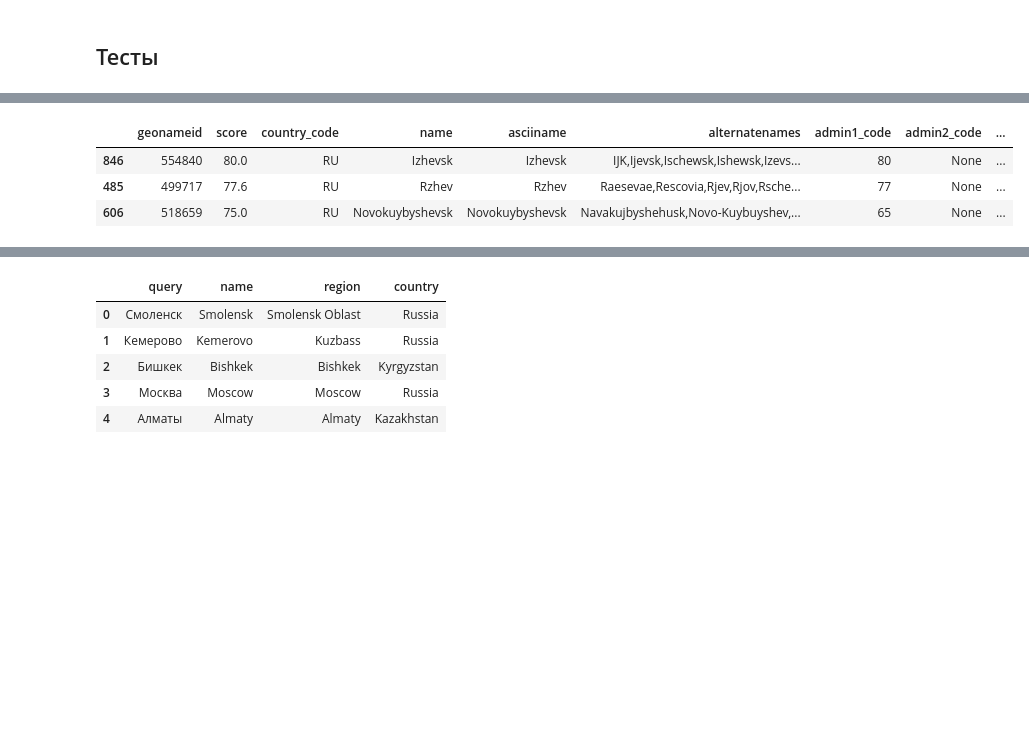
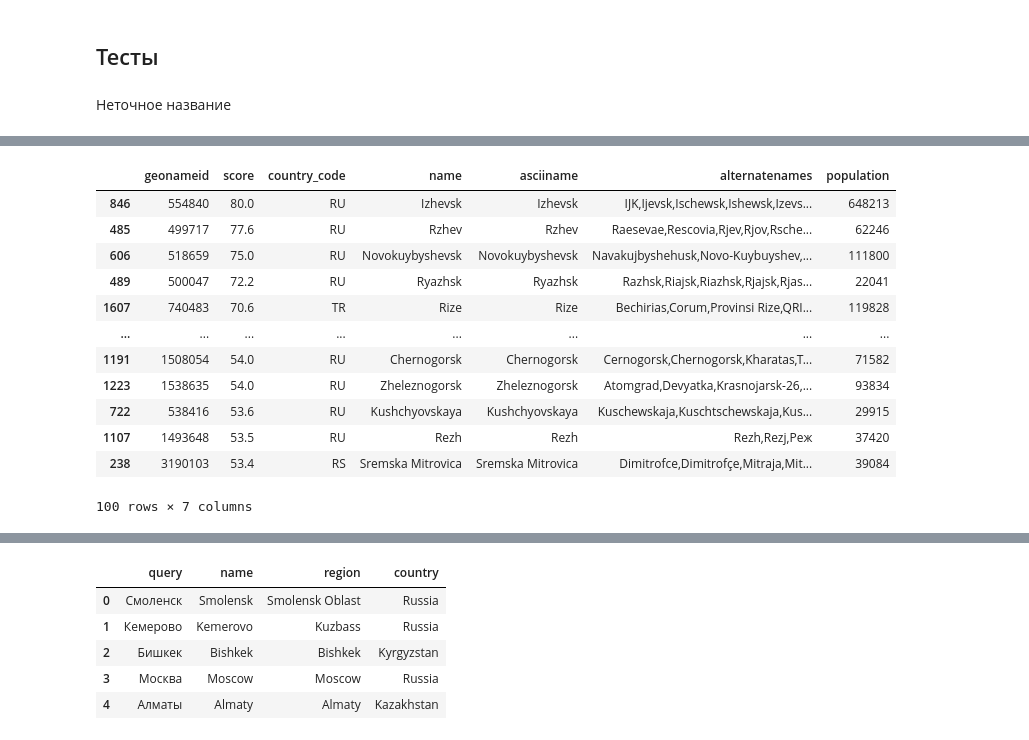
Before and after one commit to krairy/geonames, a Jupyter notebook: scripts/main.ipynb, the cells around one changed output, grey strips where cells are left out. Drawn from its saved outputs; the diff is of its cells as text; code cells hidden in the pictures; blank space fills up the shorter version.

```diff
--- a/scripts/main.ipynb
+++ b/scripts/main.ipynb
@@ -512,20 +492,26 @@ def search(query, k=10):
     "The rapid fuzzy search"
     if detect_language(query) is not None:
         query = slugify(query)
-    scores = {}
-    for ind, name_list in d.items():
-        _ = np.array(process.extract(query, name_list, limit=5))
-        scores[ind] = _[:, 1].astype(int).sum()
-        scores[ind] /= len(_)
-    sorted_scores = dict(sorted(scores.items(), key=lambda item: item[1], reverse=True))
-    indexes = list(sorted_scores)[:k] # Works flawlessly
-    result = df_.loc[indexes]
-    result.insert(1, column='score', value=list(sorted_scores.values())[:k])
+    scores = {} # container for match scores for each city
+
+    for ind, name_list in d.items(): ## for each city calculate similarity scores with evry alternative name
+        _ = np.array(process.extract(query, name_list))
+
+        scores[ind] = _[:, 1].astype(int).sum() # sum up the scores...
+        scores[ind] /= len(_) # ...and normalize by the number of the alternative names
+
+    sorted_scores = dict(sorted(scores.items(), key=lambda item: item[1], reverse=True)) # sorting the name groups by the match score
+    indexes = list(sorted_scores)[:k] # select the DatFrame indicies of the top k
+    result = df_.loc[indexes] # return the maches in the desired form
+    result.insert(1, column='score', value=list(sorted_scores.values())[:k]) # insert the scores
     return result# df_.loc[indexes]
 # %% [markdown]
 ## Тесты
+# %% [markdown]
+Неточное название
 # %%
-k=3 ## number of suggestions
+%%time
+k=100 ## number of suggestions
 # query = input()
 query = 'Ржевск'
 
@@ -534,4 +522,13 @@ search(query, k)
-|  | geonameid | score | country_code | name | asciiname | alternatenames | admin1_code | admin2_code | ... |
-| 846 | 554840 | 80.0 | RU | Izhevsk | Izhevsk | IJK,Ijevsk,Ischewsk,Ishewsk,Izevs... | 80 | None | ... |
-| 485 | 499717 | 77.6 | RU | Rzhev | Rzhev | Raesevae,Rescovia,Rjev,Rjov,Rsche... | 77 | None | ... |
-| 606 | 518659 | 75.0 | RU | Novokuybyshevsk | Novokuybyshevsk | Navakujbyshehusk,Novo-Kuybuyshev,... | 65 | None | ... |
+|  | geonameid | score | country_code | name | asciiname | alternatenames | population |
+| 846 | 554840 | 80.0 | RU | Izhevsk | Izhevsk | IJK,Ijevsk,Ischewsk,Ishewsk,Izevs... | 648213 |
+| 485 | 499717 | 77.6 | RU | Rzhev | Rzhev | Raesevae,Rescovia,Rjev,Rjov,Rsche... | 62246 |
+| 606 | 518659 | 75.0 | RU | Novokuybyshevsk | Novokuybyshevsk | Navakujbyshehusk,Novo-Kuybuyshev,... | 111800 |
+| 489 | 500047 | 72.2 | RU | Ryazhsk | Ryazhsk | Razhsk,Riajsk,Riazhsk,Rjajsk,Rjas... | 22041 |
+| 1607 | 740483 | 70.6 | TR | Rize | Rize | Bechirias,Corum,Provinsi Rize,QRI... | 119828 |
+| ... | ... | ... | ... | ... | ... | ... | ... |
+| 1191 | 1508054 | 54.0 | RU | Chernogorsk | Chernogorsk | Cernogorsk,Chernogorsk,Kharatas,T... | 71582 |
+| 1223 | 1538635 | 54.0 | RU | Zheleznogorsk | Zheleznogorsk | Atomgrad,Devyatka,Krasnojarsk-26,... | 93834 |
+| 722 | 538416 | 53.6 | RU | Kushchyovskaya | Kushchyovskaya | Kuschewskaja,Kuschtschewskaja,Kus... | 29915 |
+| 1107 | 1493648 | 53.5 | RU | Rezh | Rezh | Rezh,Rezj,Реж | 37420 |
+| 238 | 3190103 | 53.4 | RS | Sremska Mitrovica | Sremska Mitrovica | Dimitrofce,Dimitrofçe,Mitraja,Mit... | 39084 |
+100 rows × 7 columns
```
Also changed, not shown: parts of 23 cells of this notebook.
